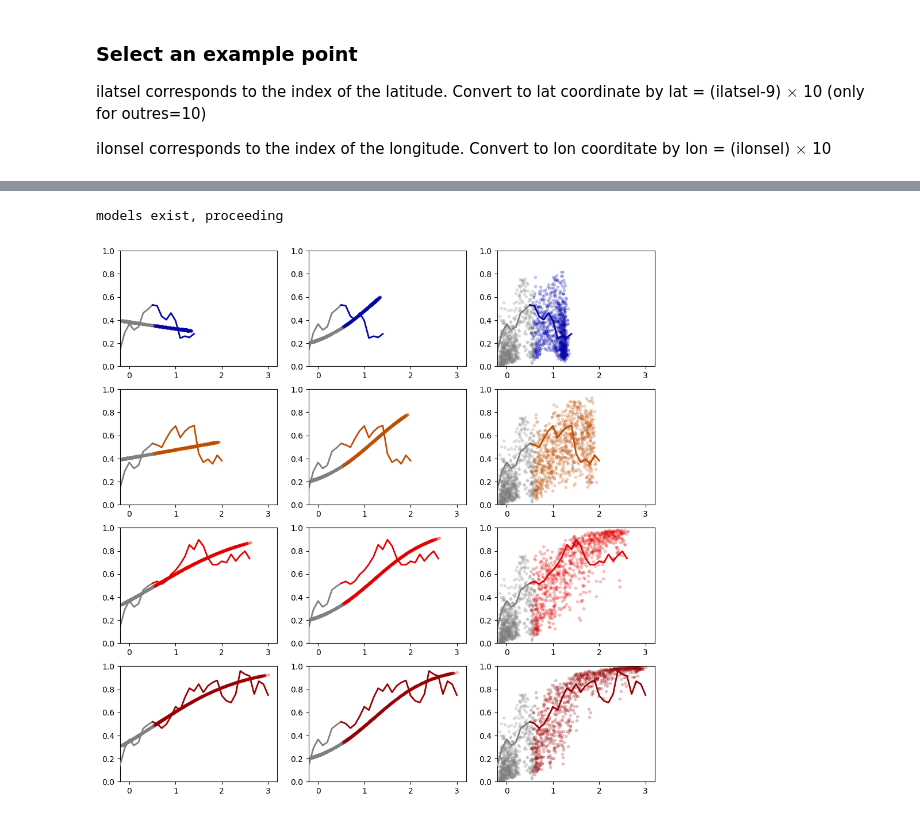
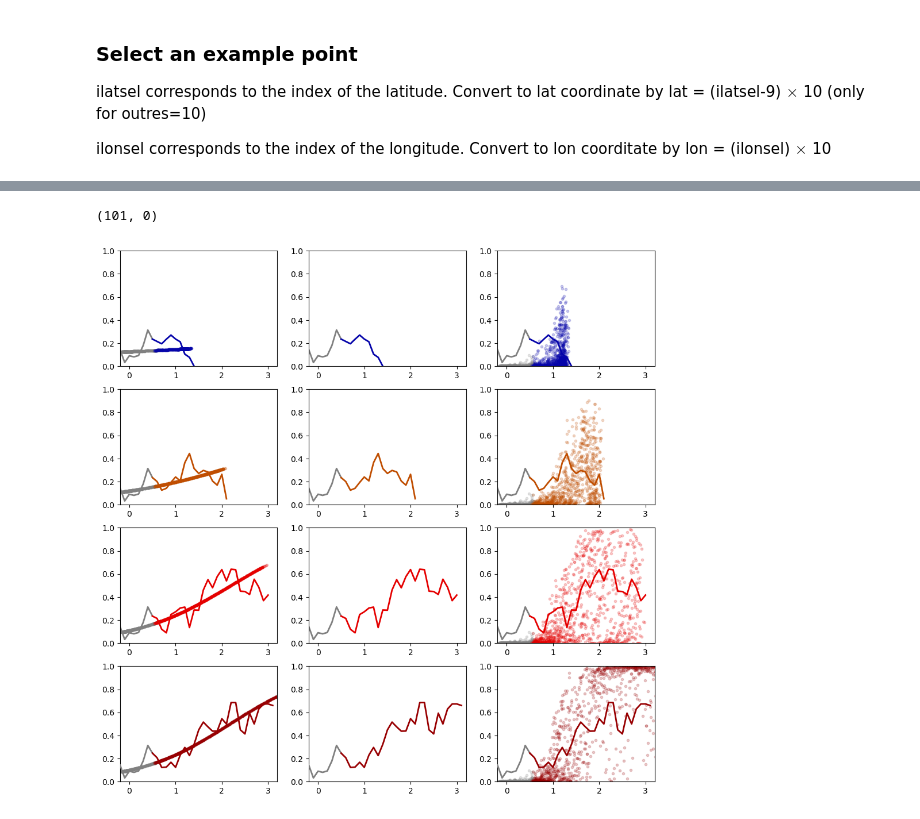
Before and after one commit to emily-gordy/predictability-emergence, a Jupyter notebook: gridpointmodel.ipynb, the cells around one changed output, grey strips where cells are left out. Drawn from its saved outputs; the diff is of its cells as text; code cells hidden in the pictures.

```diff
--- a/gridpointmodel.ipynb
+++ b/gridpointmodel.ipynb
@@ -44,7 +44,7 @@ baselineera = [1900,1950]
 trainvaltest = [np.arange(25),np.arange(25,38),np.arange(38,50)]
 
 inputlength = 10
-outputavgtime = 10
+outputavgtime = 5
 
 # data params
 outres = 10
@@ -166,8 +166,8 @@ ilatsel corresponds to the index of the latitude. Convert to lat coordinate by l
 
 ilonsel corresponds to the index of the longitude. Convert to lon coorditate by lon = (ilonsel) $\times$ 10
 # %%
-ilatsel = 13
-ilonsel = 24
+ilatsel = 9
+ilonsel = 2
 
 latsel = latvec[ilatsel]
 lonsel = lonvec[ilonsel]
@@ -281,3 +302,7 @@ working on 585
+# %%
+event.shape
+# %% [output]
+(101, 0)
 # %%
 encoder = OneHotEncoder(sparse_output=False)
 
@@ -287,7 +312,7 @@ inputssptest_onehot = encoder.fit_transform(inputssptest.reshape(-1, 1))
 inputalltrain = np.hstack([inputtrainGMT.numpy(),inputssptrain_onehot])
 inputalltest = np.hstack([inputtestGMT.numpy(),inputssptest_onehot])
 # %%
-testfileout = "metrics/"+modelfilefront+"avgtime"+str(outputavgtime)+"_allssps_lat"+str(latsel)+"_lon"+str(lonsel)+"_testing.json"
+testfileout = "metrics/"+modelfilefront+"avgtime_"+str(outputavgtime)+"_allssps_lat_"+str(latsel)+"_lon_"+str(lonsel)+"_testing.json"
 fileload = glob.glob(testfileout)
 
 with open(testfileout, "r") as f:
@@ -295,12 +320,12 @@ with open(testfileout, "r") as f:
     bestaccs = np.array(data["test_accuracy"])
     nulls = np.max(np.array(data["test_class_imbalance"]))
 
-filepredictions = "predictions/"+modelfilefront+"avgtime"+str(outputavgtime)+"_allssps_lat"+str(latsel)+"_testing.pkl"
+filepredictions = "predictions/"+modelfilefront+"avgtime_"+str(outputavgtime)+"_allssps_lat_"+str(latsel)+"_testing.pkl"
 
 with open(filepredictions,'rb') as f:
     predictions = pickle.load(f)
 
-filetrue = "predictions/"+modelfilefront+"avgtime"+str(outputavgtime)+"_allssps_lat"+str(latsel)+"_truetesting.pkl"
+filetrue = "predictions/"+modelfilefront+"avgtime_"+str(outputavgtime)+"_allssps_lat_"+str(latsel)+"_truetesting.pkl"
 
 with open(filetrue,'rb') as f:
     truths = pickle.load(f)
@@ -310,39 +335,6 @@ avgtestclass = np.round(avgtestpred)
 avgtestconf = np.where(avgtestpred<0.5,1-avgtestpred,avgtestpred)
 
 bs_cnn = np.mean((avgtestpred[ilonsel]-truths[ilonsel])**2)
-# %%
-latsel = latvec[ilatsel]
-lonsel = lonvec[ilonsel]
-
-metricsout = "metrics/"+modelfilefront+"avgtime"+str(outputavgtime)+"_allssps_lat"+str(latsel)+"_lon"+str(lonsel)+"_seed*.json"
-filelist = glob.glob(metricsout)
-
-device = 'mps'
-n_best = 3
-
-if len(filelist)!=0:
-    print('models exist, proceeding')
-
-    bestseeds = helpers.get_best_files(filelist,n_best)
-    outputpredgmtonly = np.empty((3,len(inputtestGMT)))
-
-    for iseed,seed in enumerate(bestseeds):
-        # load the model
-
-        loadfile = "models/"+modelfilefront+"avgtime"+str(outputavgtime)+"_allssps_lat"+str(latsel)+"_lon"+str(lonsel)+"_seed"+str(seed)+".pt"
-        cnn = buildmodel.CNNclassifier(inputtest, inputtestGMT, 2).to('cpu')
-        cnn.load_state_dict(torch.load(loadfile,map_location=torch.device('cpu'), weights_only=False))
-        cnn.to(device)
-
-        with torch.no_grad():
-            cnn.eval()
-            allpred = cnn(0*inputtest.to(device), inputtestGMT.to(device)).cpu().numpy()
-
-        outputpredgmtonly[iseed] = allpred[:,1]
-
-meanpredgmtonly = np.mean(outputpredgmtonly,axis=0)
-# %% [output]
-models exist, proceeding
 # %%
 lr_model = LogisticRegression()
 lr_model.fit(inputtrainGMT,outputtrain)
@@ -353,7 +345,7 @@ y_pred_probs = lr_model.predict_proba(inputtrainGMT)
 histtraingmt = inputtrainGMT[inputssptrain==0]
 histtestgmt = inputtestGMT[inputssptest==0]
 
-meanpredhistgmtonly = meanpredgmtonly[inputssptest==0]
+# meanpredhistgmtonly = meanpredgmtonly[inputssptest==0]
 
 outputtrainhist = outputtrain[inputssptrain==0]
 outputtesthist = outputtest[inputssptest==0]
@@ -387,8 +379,8 @@ for i in range(1,5):
     outputssptest = outputtest[inputssptest==i]
     alloutputtest = np.concatenate((outputtesthist,outputssptest),axis=0)
 
-    meanpredsspgmtonly = meanpredgmtonly[inputssptest==i]
-    allmeanpredgmtonly = np.concatenate((meanpredhistgmtonly,meanpredsspgmtonly),axis=0)
+    # meanpredsspgmtonly = meanpredgmtonly[inputssptest==i]
+    # allmeanpredgmtonly = np.concatenate((meanpredhistgmtonly,meanpredsspgmtonly),axis=0)
 
     meantestpredssp = avgtestpred[ilonsel,inputssptest==i]
     allmeantestpred = np.concatenate((avgtestpredhist,meantestpredssp),axis=0)
@@ -407,7 +399,7 @@ for i in range(1,5):
 
     y_predprobs_lr.append(y_predprobs_ssp)
     inputgmtssps.append(allinputtestgmt)
-    outputcnngmtonly.append(allmeanpredgmtonly)
+    # outputcnngmtonly.append(allmeanpredgmtonly)
     outputallssp.append(alloutputtest)
     outputcnn.append(allmeantestpred)
     ssplabels.append(ssplabelsall)
@@ -440,36 +432,36 @@ for ind in np.arange(0,4):
     binhistthres = 0.5
 
     plt.subplot(4,3,3*ind+1)
     plt.plot(binsout[binsout<=binhistthres],binnedrecordsummer[binsout<=binhistthres],color='grey',linewidth=2,zorder=ind)
     plt.plot(binsout[binsout>=(binhistthres-0.1)],binnedrecordsummer[binsout>=(binhistthres-0.1)],color=colors[ind],linewidth=2,zorder=ind,label=ssplist[ind])
     plt.scatter(inputgmtssps[ind][sspboo==0].squeeze(),y_predprobs_lr[ind][sspboo==0,1],color='grey',alpha=0.2,marker='.',zorder=ind-5)
     plt.scatter(inputgmtssps[ind][sspboo==ind+1].squeeze(),y_predprobs_lr[ind][sspboo==ind+1,1],color=colors[ind],alpha=0.2,marker='.',zorder=ind-5)
     plt.xlim(-0.2,3.2)
     plt.ylim(0,1)
 
     plt.subplot(4,3,3*ind+2,)
     plt.plot(binsout[binsout<=binhistthres],binnedrecordsummer[binsout<=binhistthres],color='grey',linewidth=2,zorder=ind)
     plt.plot(binsout[binsout>=(binhistthres-0.1)],binnedrecordsummer[binsout>=(binhistthres-0.1)],color=colors[ind],linewidth=2,zorder=ind,label=ssplist[ind])
-    plt.scatter(inputgmtssps[ind][sspboo==0].squeeze(),outputcnngmtonly[ind][sspboo==0],marker='.',color='grey',alpha=0.2,zorder=ind-5)
-    plt.scatter(inputgmtssps[ind][sspboo==ind+1].squeeze(),outputcnngmtonly[ind][sspboo==ind+1],marker='.',color=colors[ind],alpha=0.2,zorder=ind-5)
+    # plt.scatter(inputgmtssps[ind][sspboo==0].squeeze(),outputcnngmtonly[ind][sspboo==0],marker='.',color='grey',alpha=0.2,zorder=ind-5)
+    # plt.scatter(inputgmtssps[ind][sspboo==ind+1].squeeze(),outputcnngmtonly[ind][sspboo==ind+1],marker='.',color=colors[ind],alpha=0.2,zorder=ind-5)
     plt.xlim(-0.2,3.2)
     plt.ylim(0,1)
 
     plt.subplot(4,3,3*ind+3,)
     plt.plot(binsout[binsout<=binhistthres],binnedrecordsummer[binsout<=binhistthres],color='grey',linewidth=2,zorder=ind)
     plt.plot(binsout[binsout>=(binhistthres-0.1)],binnedrecordsummer[binsout>=(binhistthres-0.1)],color=colors[ind],linewidth=2,zorder=ind,label=ssplist[ind])
     plt.scatter(inputgmtssps[ind][sspboo==0].squeeze(),outputcnn[ind][sspboo==0],marker='.',color='grey',alpha=0.2,zorder=ind-5)
     plt.scatter(inputgmtssps[ind][sspboo==ind+1].squeeze(),outputcnn[ind][sspboo==ind+1],marker='.',color=colors[ind],alpha=0.2,zorder=ind-5)
     plt.xlim(-0.2,3.2)
     plt.ylim(0,1)
 
     # plt.subplot(4,4,4*ind+4,)
     # plt.scatter(inputtestGMT[booseltest].squeeze(),y_pred_probs[booseltest,1],color=colors[ind],marker='.',zorder=ind)
     # plt.scatter(inputtestGMT[booseltest].squeeze(),np.mean(outputpredgmtonly,axis=0)[booseltest],marker='.',color=colors[ind],alpha=0.2,zorder=ind-5)
     # plt.xlim(-0.2,3.2)
     # plt.ylim(0,1)
 # %% [output]
-[figure, old version]
+[figure, new version]
 # %%
 plt.figure(figsize=(8,5))
 
```
Also changed, not shown: parts of 12 cells of this notebook, 2 other files.
